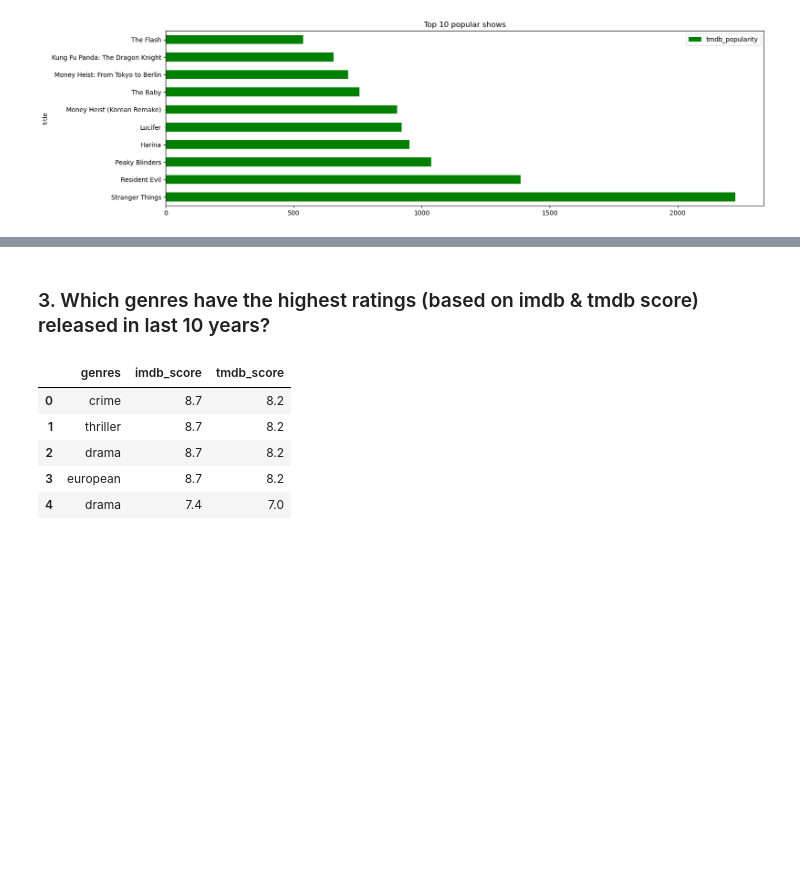
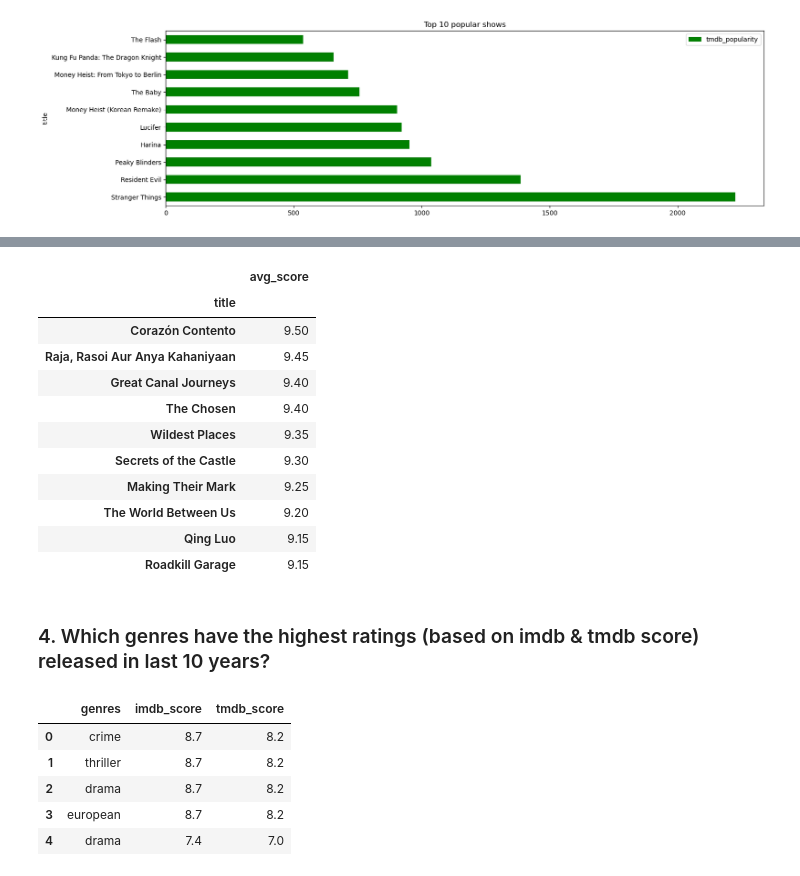
Before and after one commit to quytrungg/Group1_Final_Project_CSC17104, a Jupyter notebook: phase_3_data_analysis/data_analysis.ipynb, the cells around one changed output, grey strips where cells are left out. Saved outputs shown, nothing was run; the diff lists cells and outputs as text; code cells hidden in the pictures; blank space fills up the shorter version.

```diff
--- a/phase_3_data_analysis/data_analysis.ipynb
+++ b/phase_3_data_analysis/data_analysis.ipynb
@@ -195,5 +237,22 @@ top10_show_popularity.plot.barh(figsize=(17, 5), color='green', title='Top 10 po
+# %%
+show_score_table = pd.pivot_table(show_score, values='avg_score', index='title', aggfunc=np.mean)
+top10_show_score= show_score_table.nlargest(n=10, columns='avg_score')
+top10_show_score
+# %% [output]
+|  | avg_score |
+| title |  |
+| Corazón Contento | 9.50 |
+| Raja, Rasoi Aur Anya Kahaniyaan | 9.45 |
+| Great Canal Journeys | 9.40 |
+| The Chosen | 9.40 |
+| Wildest Places | 9.35 |
+| Secrets of the Castle | 9.30 |
+| Making Their Mark | 9.25 |
+| The World Between Us | 9.20 |
+| Qing Luo | 9.15 |
+| Roadkill Garage | 9.15 |
 # %% [markdown]
-### 3. Which genres have the highest ratings (based on imdb & tmdb score) released in last 10 years?
+### 4. Which genres have the highest ratings (based on imdb & tmdb score) released in last 10 years?
 # %%
 genre_score = df_data[df_data['release_year'] >= 2012].loc[:, ['genres', 'imdb_score', 'tmdb_score']].drop_duplicates().dropna().reset_index(drop=True)
 genre_score = genre_score[genre_score['genres'] != '']
```
Also changed, not shown: parts of 6 cells of this notebook, 1 other file.
